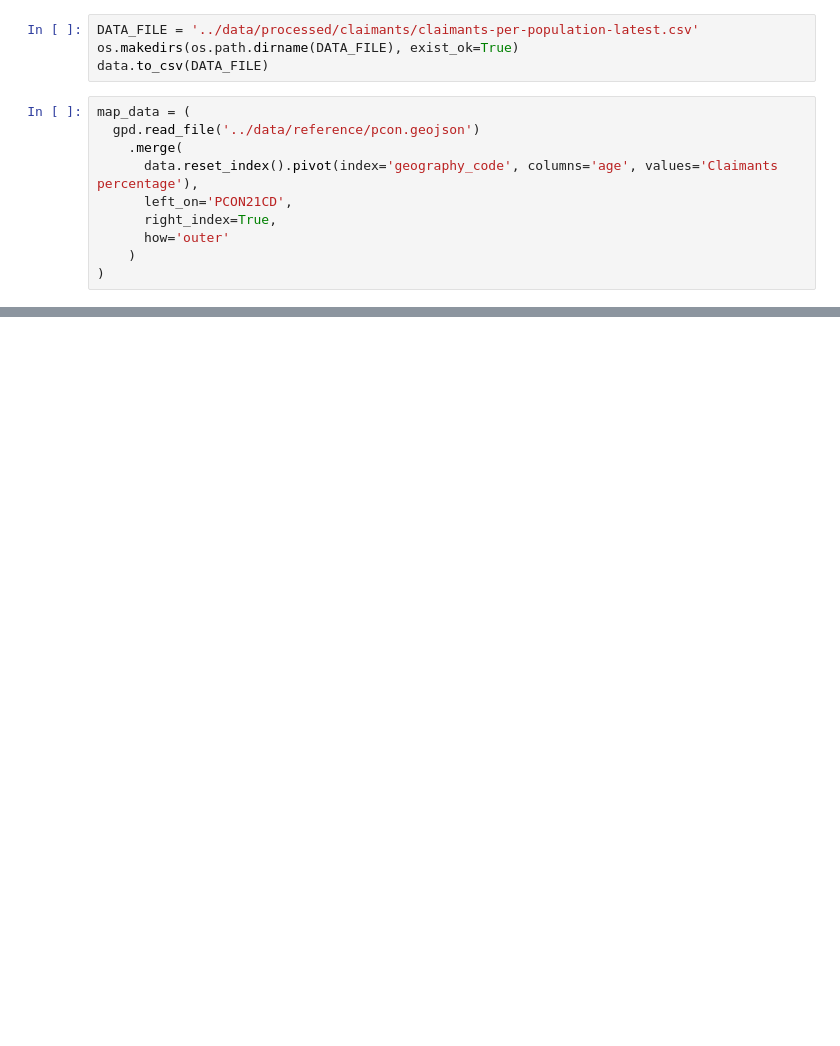
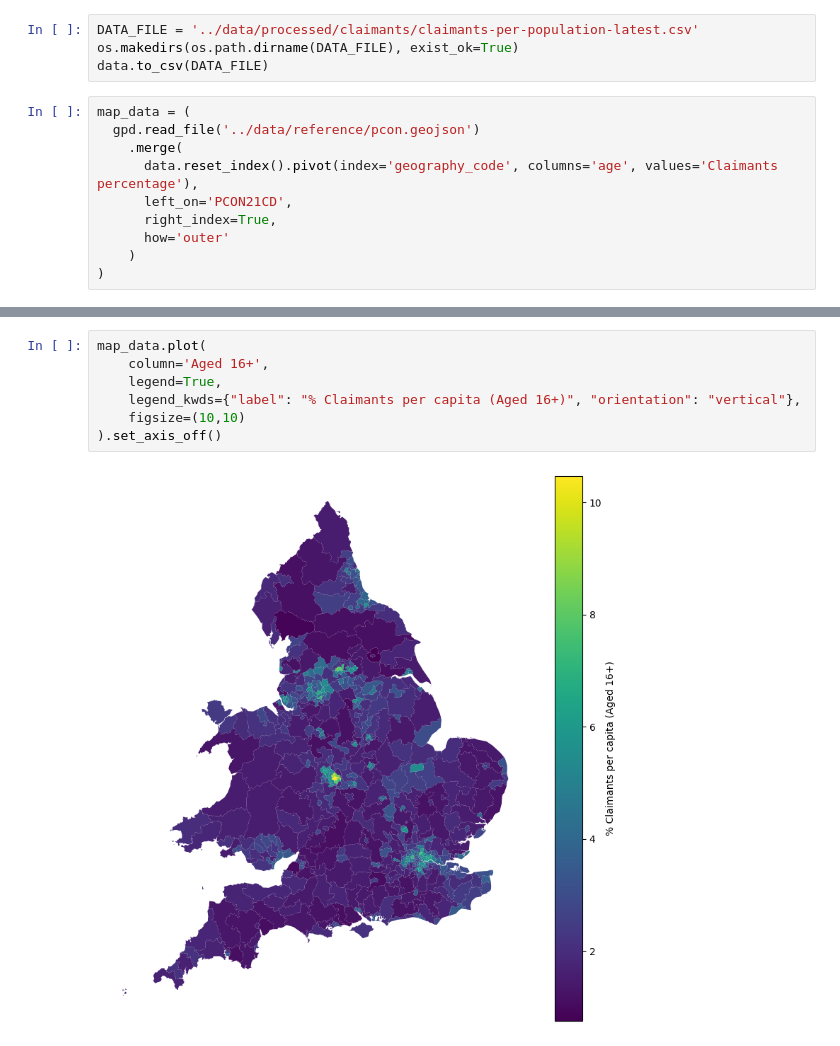
Before and after one commit to open-innovations/yff-data-pipelines, a Jupyter notebook: pipelines/claimants.ipynb, the cells around one changed output, grey strips where cells are left out. Drawn from its saved outputs; the diff is of its cells as text; blank space fills up the shorter version.

```diff
--- a/pipelines/claimants.ipynb
+++ b/pipelines/claimants.ipynb
@@ -63,0 +116,9 @@ map_data.plot(
+# %%
+map_data.plot(
+    column='Aged 16+',
+    legend=True,
+    legend_kwds={"label": "% Claimants per capita (Aged 16+)", "orientation": "vertical"},
+    figsize=(10,10)
+).set_axis_off()
+# %% [output]
+[figure, added]
```
Also changed, not shown: parts of 6 cells of this notebook, 6 other files.
